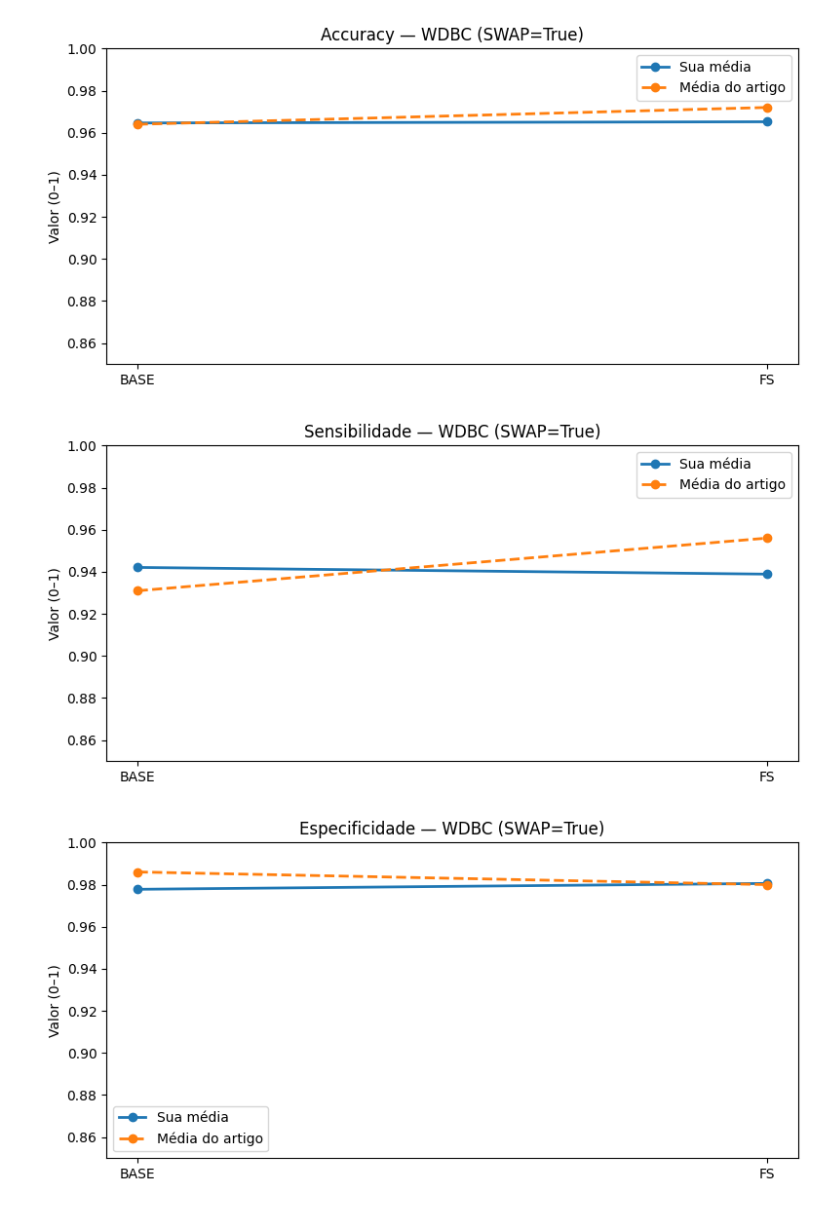
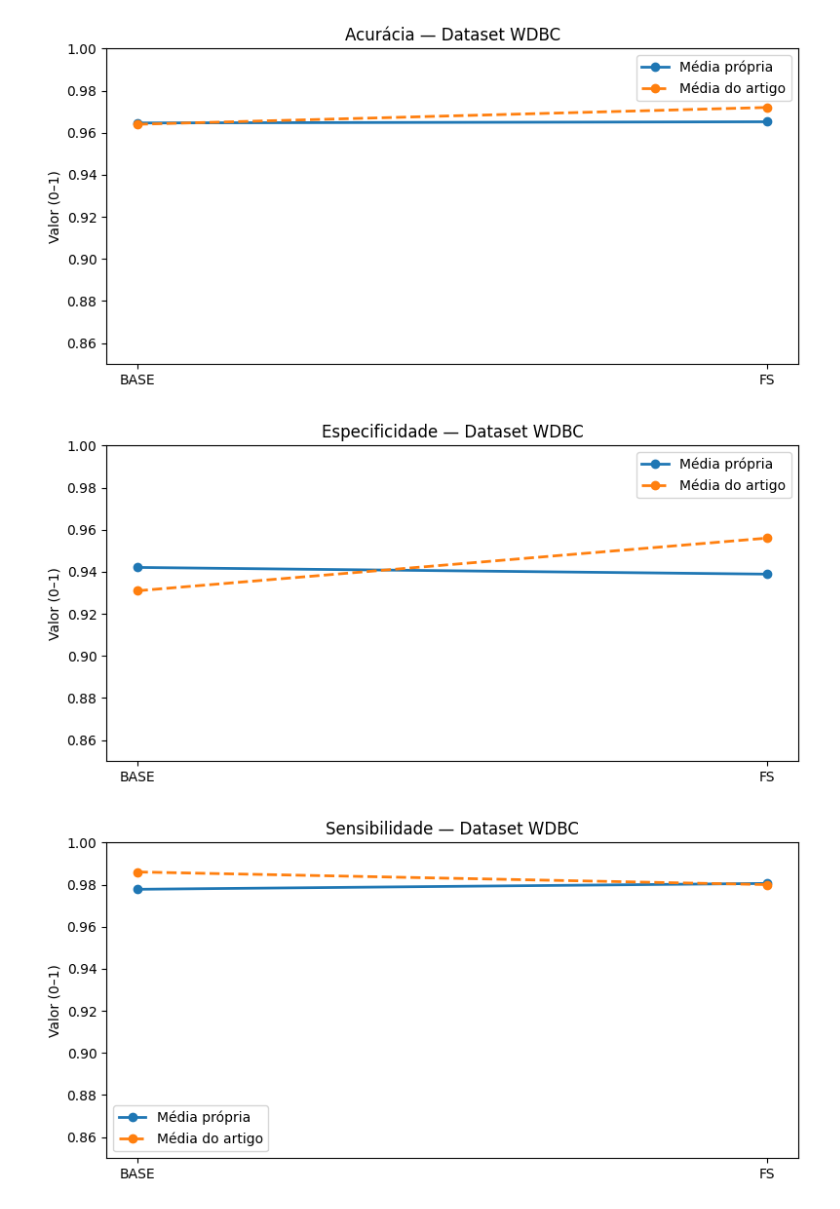
Before and after one commit to jvportella/wdbc-ga-pso-replication, a Jupyter notebook: plots.ipynb, the cells around one changed output. Saved outputs shown, nothing was run; the diff lists cells and outputs as text; code cells hidden in the pictures.

Commit message:
Initial commit: GA & PSO WDBC replication + plots

```diff
--- a/plots.ipynb
+++ b/plots.ipynb
@@ -3,7 +62,7 @@ import pandas as pd
 import matplotlib.pyplot as plt
 
 # ===== ajuste aqui =====
-OUTDIR = r".\final_jobs1"
+OUTDIR = r".\resultados"
 SWAP_SENS_SPEC = True  # True se quiser inverter sens<->spec (convenção de classe positiva)
 # =======================
 
@@ -27,37 +86,37 @@ df = pd.read_csv(f"{OUTDIR}\\wdbc_results_per_repeat.csv")
 MY_BASE = {
     "accuracy": df["base_accuracy"].mean(),
     "sensitivity": df["base_sensitivity"].mean(),
     "specificity": df["base_specificity"].mean(),
 }
 MY_FS = {
     "accuracy": df["fs_accuracy"].mean(),
     "sensitivity": df["fs_sensitivity"].mean(),
     "specificity": df["fs_specificity"].mean(),
 }
 
 plots = [
-    ("accuracy", "Accuracy"),
-    ("sensitivity", "Sensibilidade"),
-    ("specificity", "Especificidade"),
+    ("accuracy", "Acurácia"),
+    ("sensitivity", "Especificidade"),
+    ("specificity", "Sensibilidade"),
 ]
 
 for metric, title in plots:
     plt.figure(figsize=(8, 4))
 
     xs = ["BASE", "FS"]
     my_vals = [MY_BASE[metric], MY_FS[metric]]
     art_vals = [ART_BASE[metric], ART_FS[metric]]
 
     plt.plot(xs, my_vals, marker="o", linewidth=2, label="Média própria")
     plt.plot(xs, art_vals, marker="o", linestyle="--", linewidth=2, label="Média do artigo")
 
     plt.ylim(0.85, 1.0)
-    plt.title(f"{title} — WDBC")
+    plt.title(f"{title} — Dataset WDBC")
     plt.ylabel("Valor (0–1)")
     plt.legend()
     plt.tight_layout()
     plt.show()
 # %% [output]
-[figure, old version]
+[figure, new version]
-[figure, old version]
+[figure, new version]
-[figure, old version]
+[figure, new version]
```
Also changed, not shown: parts of 1 cell of this notebook, 19 other files.
